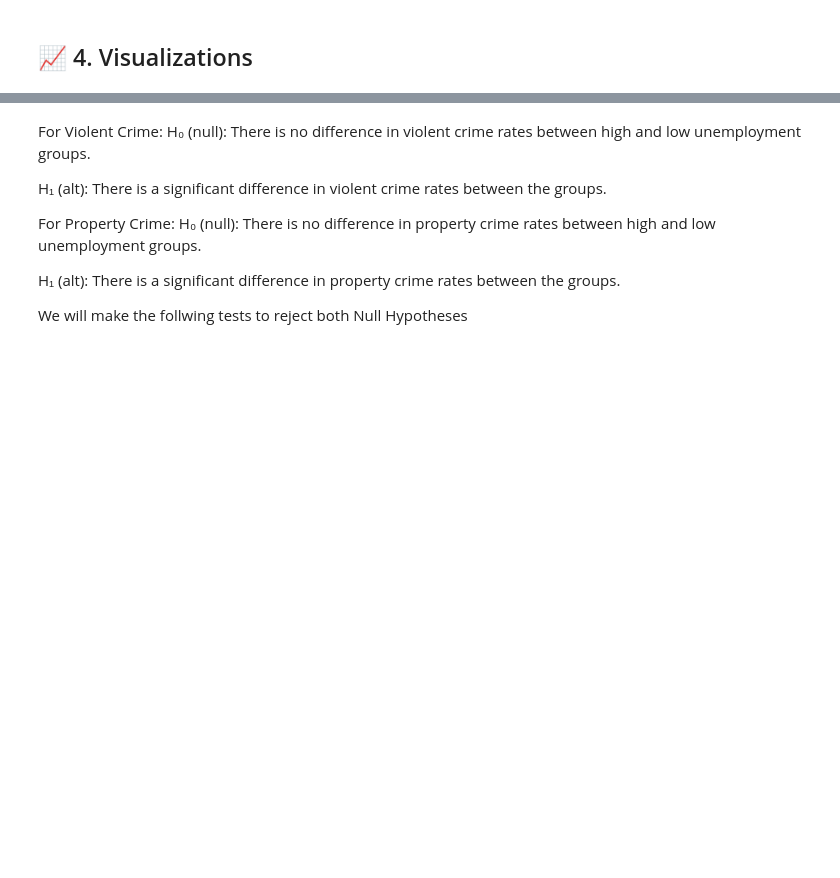
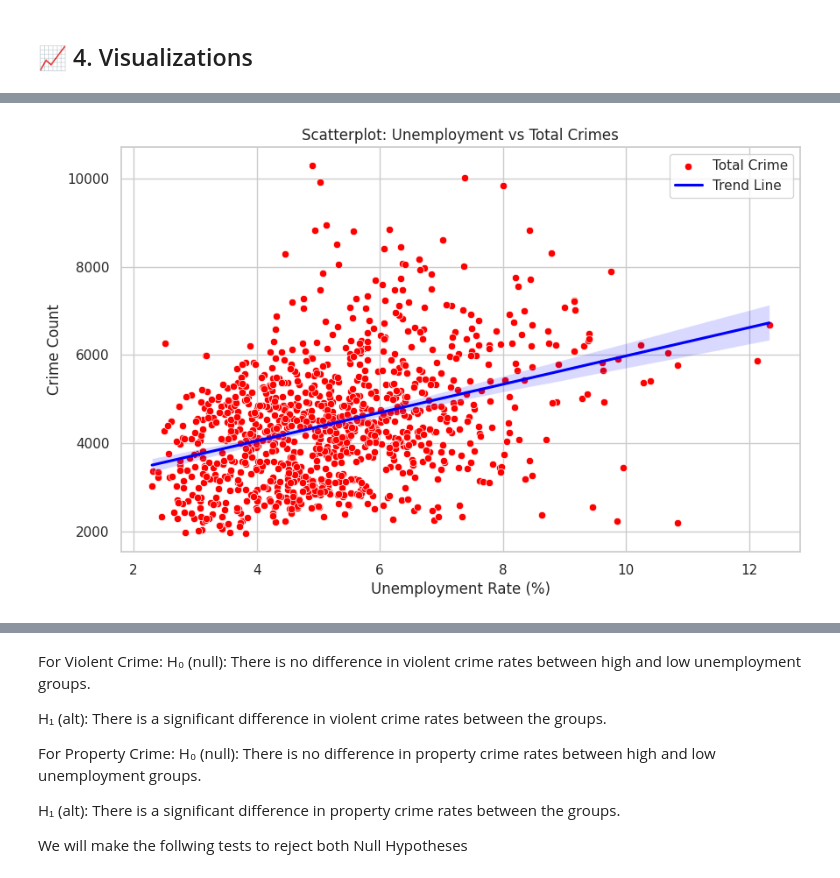
Before and after one commit to Kiro-create/Crime-Unemployment, a Jupyter notebook: Unemployment_Crime_Cleaned_edited_(1).ipynb, the cells around one changed output, grey strips where cells are left out. Saved outputs shown, nothing was run; the diff lists cells and outputs as text; code cells hidden in the pictures; blank space fills up the shorter version.

```diff
--- a/Unemployment_Crime_Cleaned_edited_(1).ipynb
+++ b/Unemployment_Crime_Cleaned_edited_(1).ipynb
@@ -154,3 +273,15 @@ plt.show()
+# %%
+plt.figure(figsize=(10, 6))
+sns.scatterplot(data=df_filtered, x='unemployment', y='total_crime', label='Total Crime', color='red')
+sns.regplot(data=df_filtered, x='unemployment', y='total_crime', scatter=False, color='blue', label='Trend Line')
+plt.title('Scatterplot: Unemployment vs Total Crimes')
+plt.xlabel('Unemployment Rate (%)')
+plt.ylabel('Crime Count')
+plt.legend()
+plt.grid(True)
+plt.show()
+# %% [output]
+[figure, added]
 # %%
 # 🔹 2. Simple Linear Regression Lines (separate)
 fig, ax = plt.subplots(1, 2, figsize=(14, 6))
```
Also changed, not shown: parts of 16 cells of this notebook, 3 other files.
